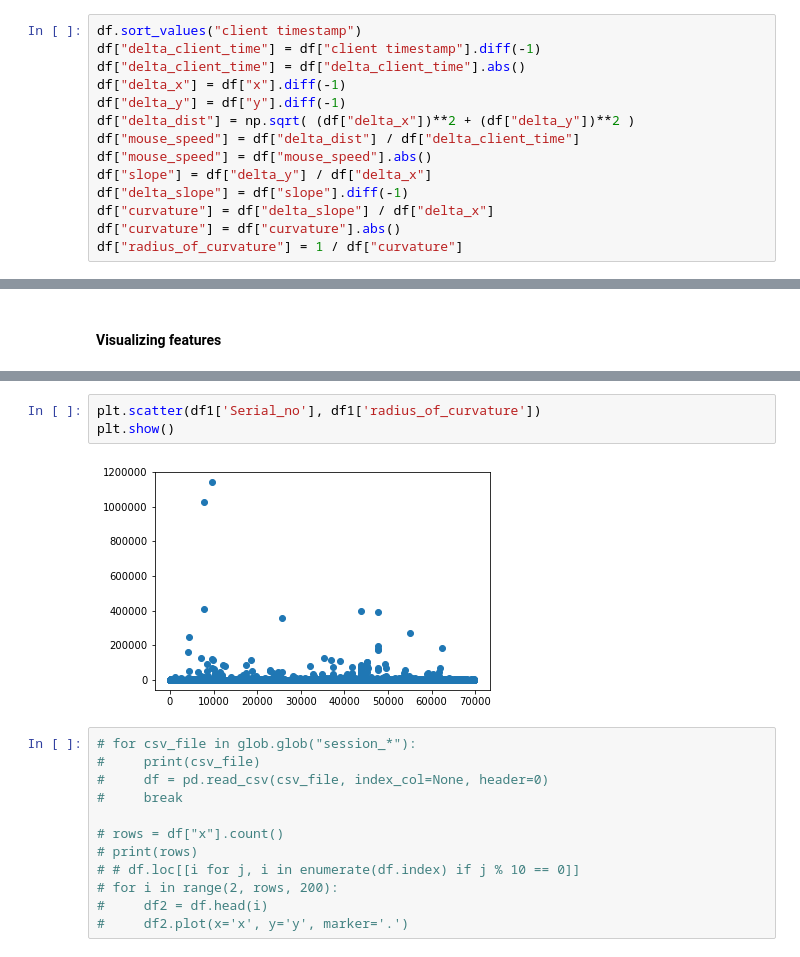
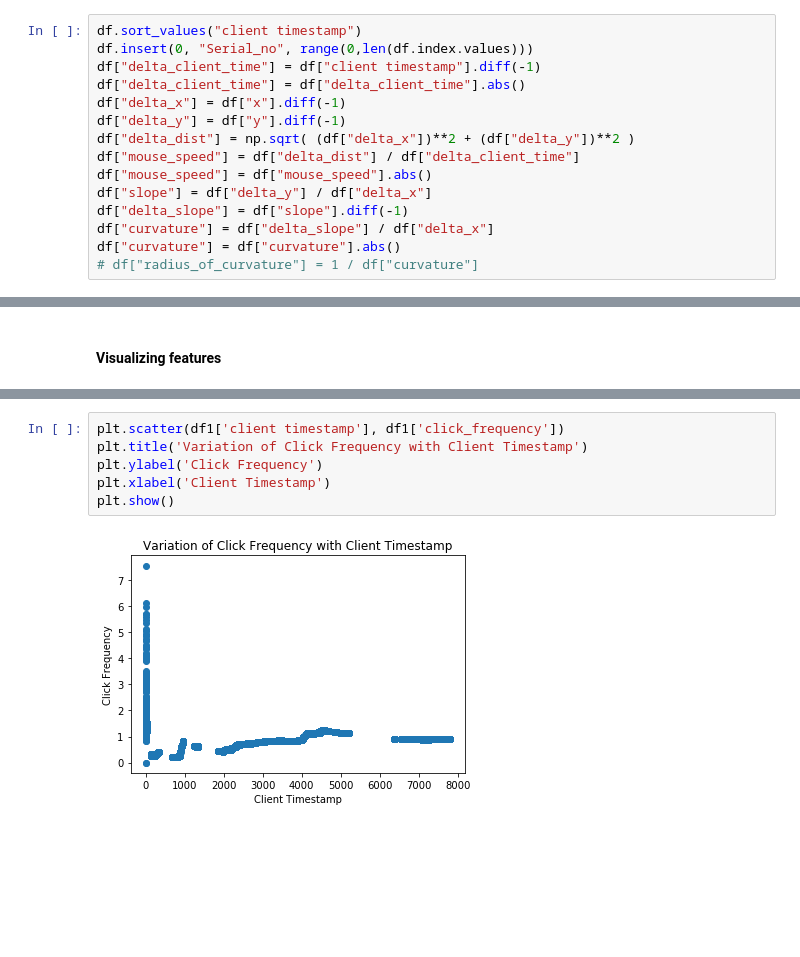
Before and after one commit to vinithegit/MouseDynamics_Task3, a Jupyter notebook: MouseDynamics.ipynb, the cells around one changed output, grey strips where cells are left out. Saved outputs shown, nothing was run; the diff lists cells and outputs as text; blank space fills up the shorter version.

Commit message:
Modified ipython to add plots with labels

```diff
--- a/MouseDynamics.ipynb
+++ b/MouseDynamics.ipynb
@@ -76,6 +75,7 @@ print(df.head(10))
 #### Sort data according to column 'client timestamp' then calculate time taken between mouse movements, speed of mouse movements, curvature and radius of curvature
 # %%
 df.sort_values("client timestamp")
+df.insert(0, "Serial_no", range(0,len(df.index.values)))
 df["delta_client_time"] = df["client timestamp"].diff(-1)
 df["delta_client_time"] = df["delta_client_time"].abs()
 df["delta_x"] = df["x"].diff(-1)
@@ -87,5 +87,5 @@ df["slope"] = df["delta_y"] / df["delta_x"]
 df["delta_slope"] = df["slope"].diff(-1)
 df["curvature"] = df["delta_slope"] / df["delta_x"]
 df["curvature"] = df["curvature"].abs()
-df["radius_of_curvature"] = 1 / df["curvature"]
+# df["radius_of_curvature"] = 1 / df["curvature"]
 # %% [markdown]
@@ -132,17 +120,8 @@ plt.show()
-# %%
-plt.scatter(df1['Serial_no'], df1['radius_of_curvature'])
-plt.show()
-# %% [output]
-[figure, removed]
-# %%
-# for csv_file in glob.glob("session_*"):
-#     print(csv_file)
-#     df = pd.read_csv(csv_file, index_col=None, header=0)
-#     break
-
-# rows = df["x"].count()
-# print(rows)
-# # df.loc[[i for j, i in enumerate(df.index) if j % 10 == 0]]
-# for i in range(2, rows, 200):
-#     df2 = df.head(i)
-#     df2.plot(x='x', y='y', marker='.')
+# %%
+plt.scatter(df1['client timestamp'], df1['click_frequency'])
+plt.title('Variation of Click Frequency with Client Timestamp')
+plt.ylabel('Click Frequency')
+plt.xlabel('Client Timestamp')
+plt.show()
+# %% [output]
+[figure, added]
```
Also changed, not shown: parts of 9 cells of this notebook, 1 other file.
